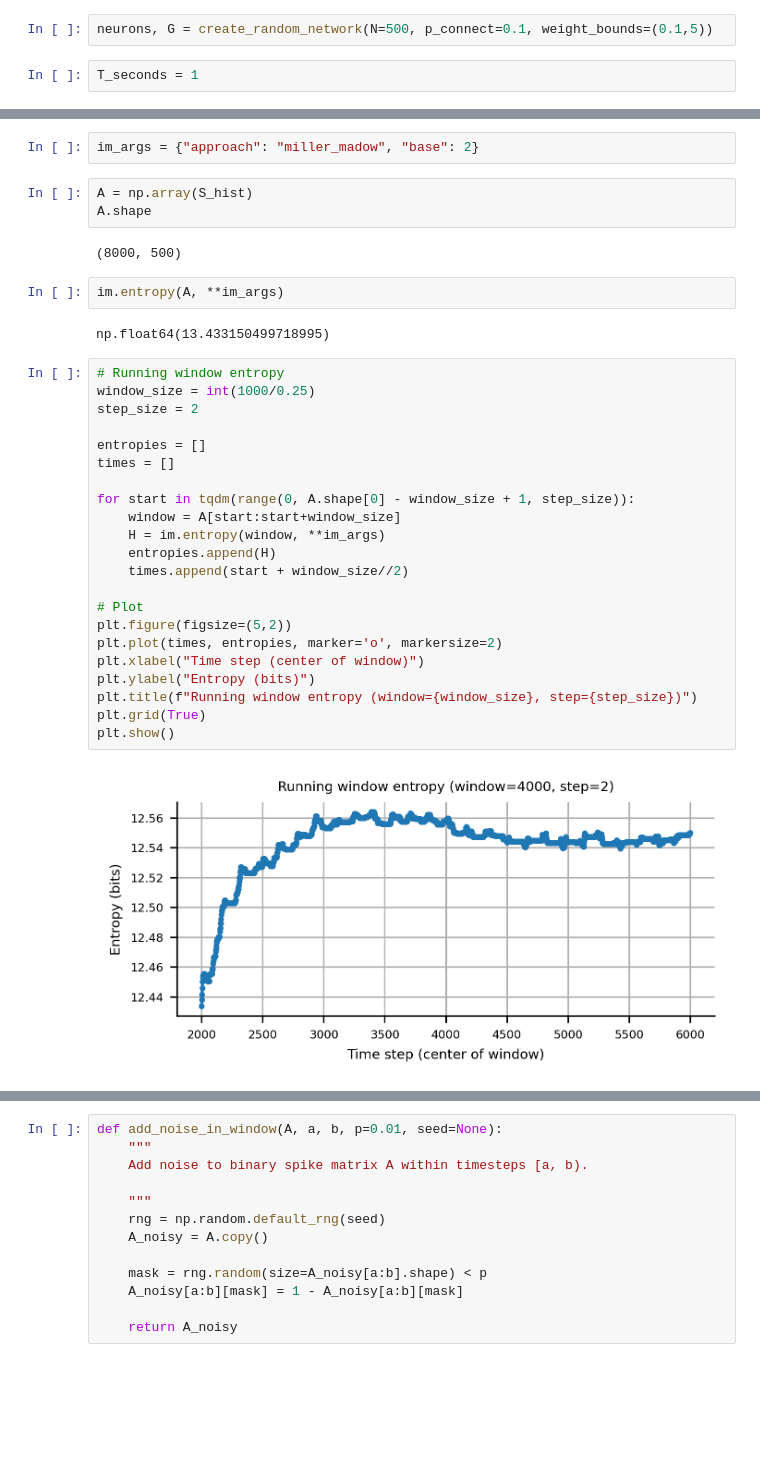
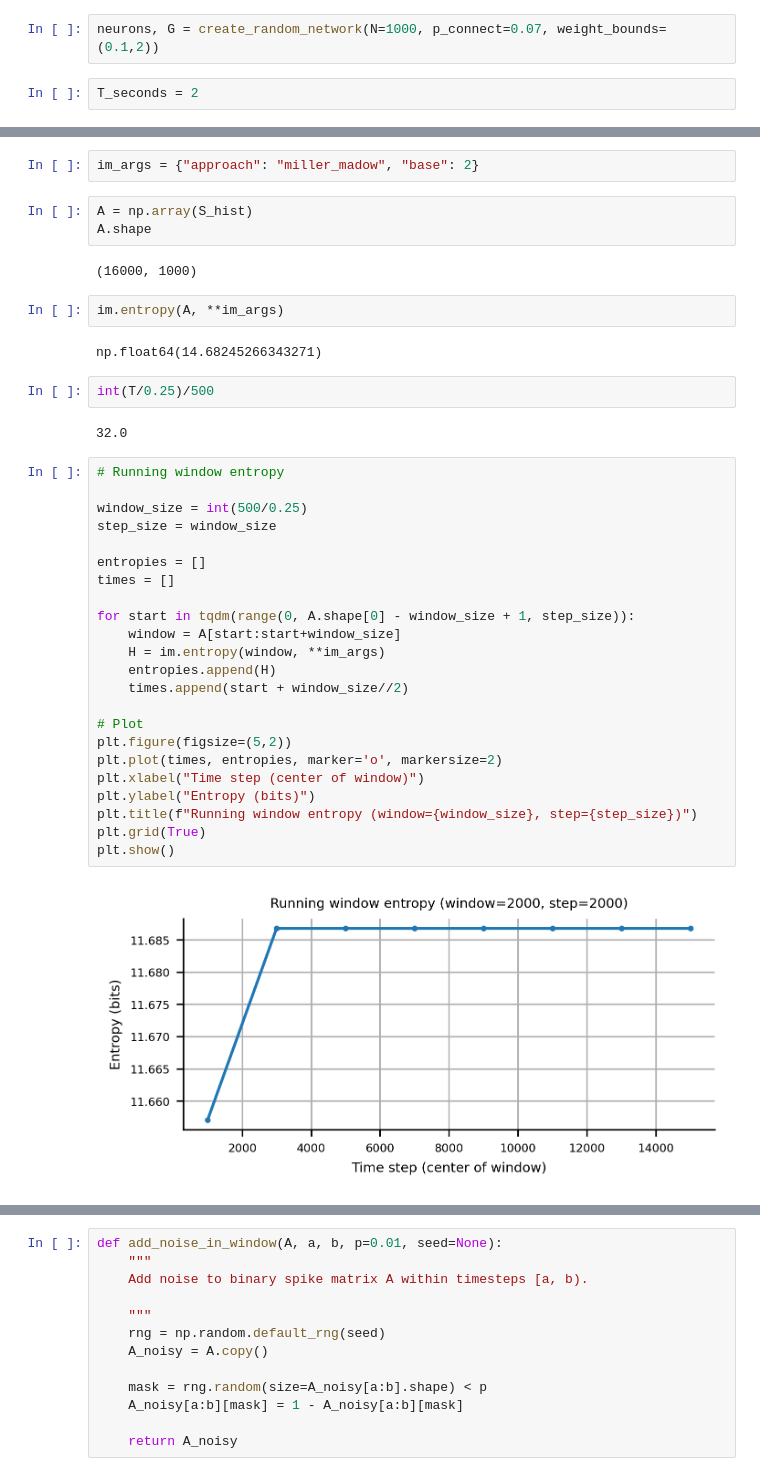
Before and after one commit to mjadiaz/rnjax, a Jupyter notebook: notebooks/resilience_measures.ipynb, the cells around one changed output, grey strips where cells are left out. Cells and saved outputs as stored; diff of their text form; blank space fills up the shorter version.

```diff
--- a/notebooks/resilience_measures.ipynb
+++ b/notebooks/resilience_measures.ipynb
@@ -9,9 +9,9 @@ sys.path.append(os.path.abspath('../src'))
 from networks import run_single_network, create_random_network
 from utils import plot_raster, plot_adjacency_matrix
 # %%
-neurons, G = create_random_network(N=500, p_connect=0.1, weight_bounds=(0.1,5))
+neurons, G = create_random_network(N=1000, p_connect=0.07, weight_bounds=(0.1,2))
 # %%
-T_seconds = 1
+T_seconds = 2
 # %%
 T =int( T_seconds* 2000)
 V_hist, S_hist, I_syn_hist, I_ext, final_state, final_stdp_state = run_single_network(
@@ -36,32 +41,37 @@ im_args = {"approach": "miller_madow", "base": 2}
 A = np.array(S_hist)
 A.shape
 # %% [output]
-(8000, 500)
+(16000, 1000)
 # %%
 im.entropy(A, **im_args)
 # %% [output]
-np.float64(13.433150499718995)
+np.float64(14.68245266343271)
+# %%
+int(T/0.25)/500
+# %% [output]
+32.0
 # %%
 # Running window entropy
-window_size = int(1000/0.25)
-step_size = 2
+
+window_size = int(500/0.25)
+step_size = window_size
 
 entropies = []
 times = []
 
 for start in tqdm(range(0, A.shape[0] - window_size + 1, step_size)):
     window = A[start:start+window_size]
     H = im.entropy(window, **im_args)
     entropies.append(H)
     times.append(start + window_size//2)
 
 # Plot
 plt.figure(figsize=(5,2))
 plt.plot(times, entropies, marker='o', markersize=2)
 plt.xlabel("Time step (center of window)")
 plt.ylabel("Entropy (bits)")
 plt.title(f"Running window entropy (window={window_size}, step={step_size})")
 plt.grid(True)
 plt.show()
 # %% [output]
-[figure, old version]
+[figure, new version]
```
Also changed, not shown: parts of 15 cells of this notebook, 2 other files.
